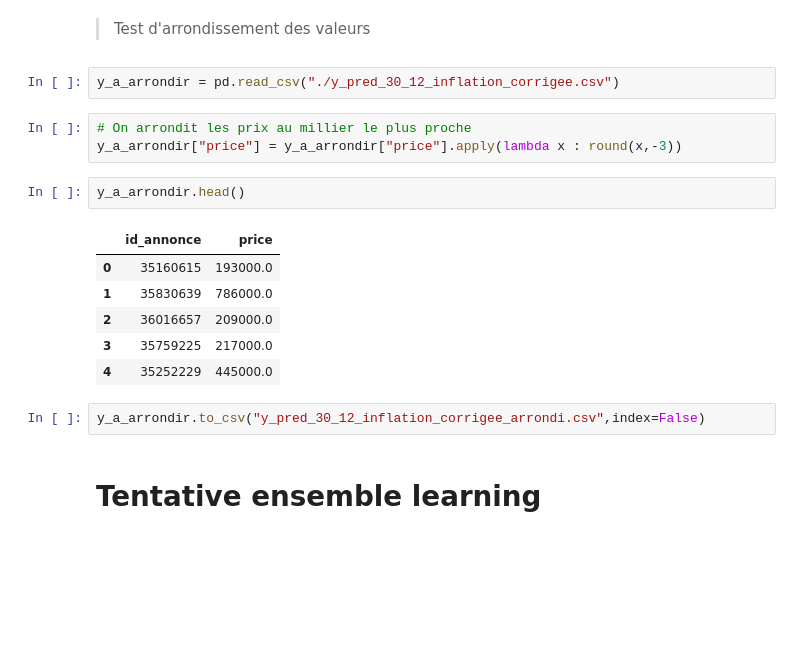
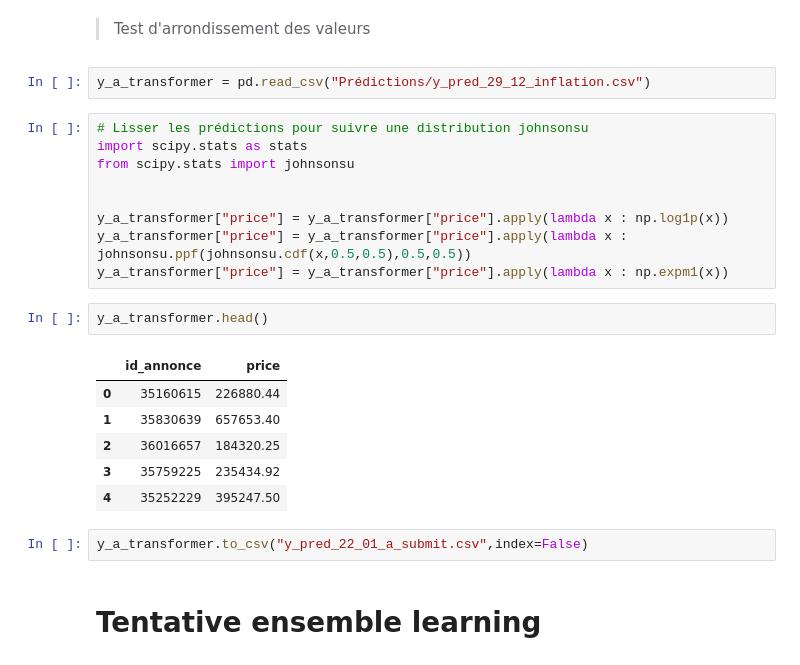
Before and after one commit to Clemflannagahn/STASC, a Jupyter notebook: Test_ML/modèle_prédiction.ipynb, the cells around one changed output. Drawn from its saved outputs; the diff is of its cells as text; blank space fills up the shorter version.

Commit message:
test travail sur best pred

```diff
--- a/Test_ML/modèle_prédiction.ipynb
+++ b/Test_ML/modèle_prédiction.ipynb
@@ -230,21 +230,27 @@ X[["energy_performance_value"]]
 # %% [markdown]
 > Test d'arrondissement des valeurs
 # %%
-y_a_arrondir = pd.read_csv("./y_pred_30_12_inflation_corrigee.csv")
+y_a_transformer = pd.read_csv("Prédictions/y_pred_29_12_inflation.csv")
-# %%
-# On arrondit les prix au millier le plus proche
-y_a_arrondir["price"] = y_a_arrondir["price"].apply(lambda x : round(x,-3))
+# %%
+# Lisser les prédictions pour suivre une distribution johnsonsu
+import scipy.stats as stats
+from scipy.stats import johnsonsu
+
+
+y_a_transformer["price"] = y_a_transformer["price"].apply(lambda x : np.log1p(x))
+y_a_transformer["price"] = y_a_transformer["price"].apply(lambda x : johnsonsu.ppf(johnsonsu.cdf(x,0.5,0.5),0.5,0.5))
+y_a_transformer["price"] = y_a_transformer["price"].apply(lambda x : np.expm1(x))
 # %%
-y_a_arrondir.head()
+y_a_transformer.head()
 # %% [output]
 |  | id_annonce | price |
-| 0 | 35160615 | 193000.0 |
-| 1 | 35830639 | 786000.0 |
-| 2 | 36016657 | 209000.0 |
-| 3 | 35759225 | 217000.0 |
-| 4 | 35252229 | 445000.0 |
+| 0 | 35160615 | 226880.44 |
+| 1 | 35830639 | 657653.40 |
+| 2 | 36016657 | 184320.25 |
+| 3 | 35759225 | 235434.92 |
+| 4 | 35252229 | 395247.50 |
 # %%
-y_a_arrondir.to_csv("y_pred_30_12_inflation_corrigee_arrondi.csv",index=False)
+y_a_transformer.to_csv("y_pred_22_01_a_submit.csv",index=False)
 # %% [markdown]
 # Tentative ensemble learning
 # %%
```
Also changed, not shown: 2 other files.
